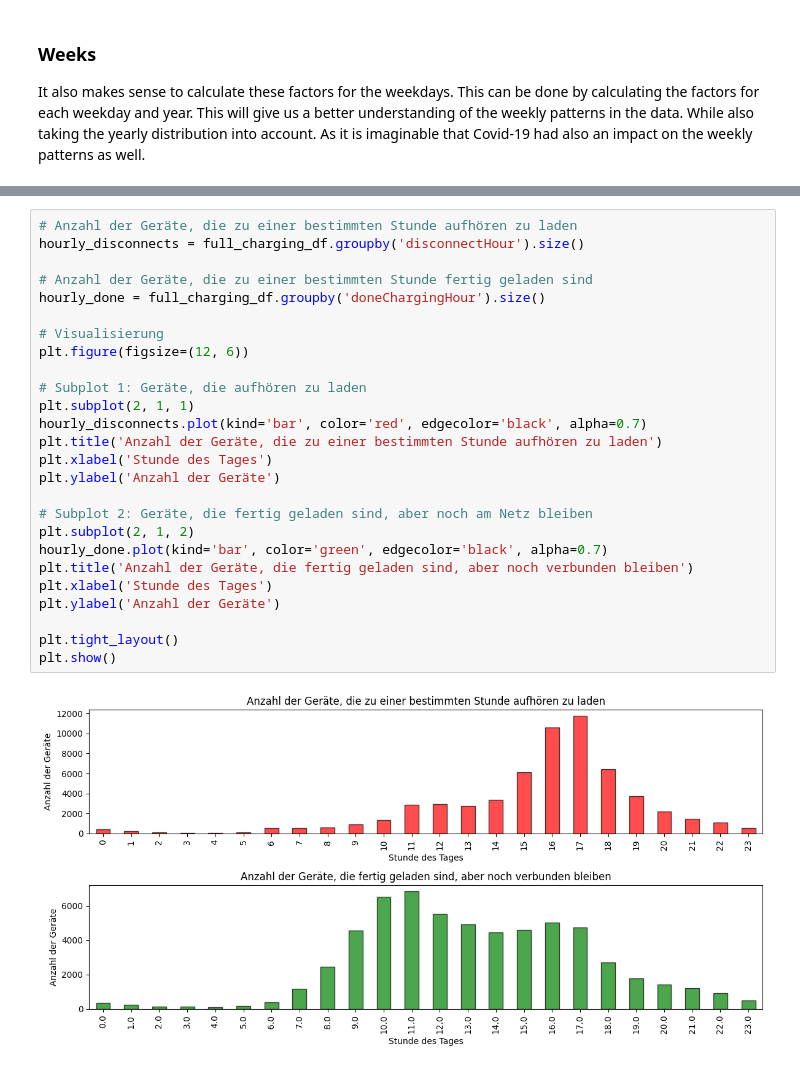
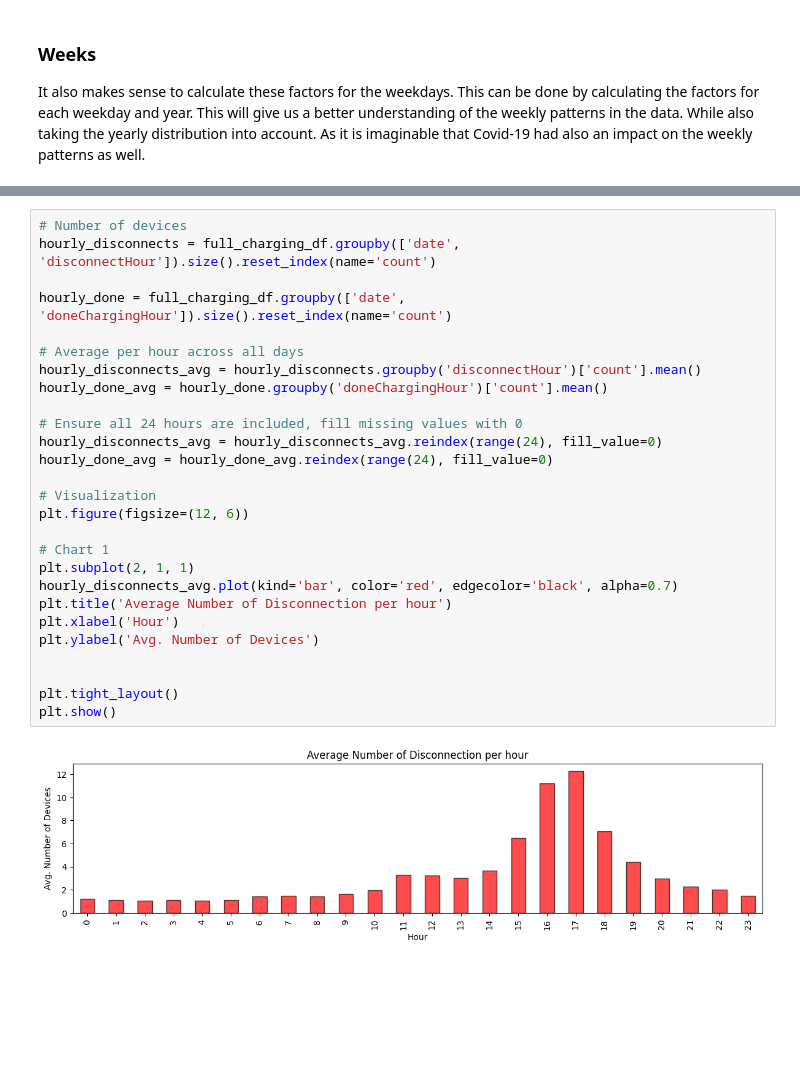
Before and after one commit to Amocon/A-Team_AA-Team-Assignment_2024, a Jupyter notebook: aa_team_assignment/02_1_temporal_patterns_and_seasonality.ipynb, the cells around one changed output, grey strips where cells are left out. Cells and saved outputs as stored; diff of their text form; blank space fills up the shorter version.

```diff
--- a/aa_team_assignment/02_1_temporal_patterns_and_seasonality.ipynb
+++ b/aa_team_assignment/02_1_temporal_patterns_and_seasonality.ipynb
@@ -363,28 +385,29 @@ hourly_analysis_df
 # %%
-# Anzahl der Geräte, die zu einer bestimmten Stunde aufhören zu laden
-hourly_disconnects = full_charging_df.groupby('disconnectHour').size()
+# Number of devices
+hourly_disconnects = full_charging_df.groupby(['date', 'disconnectHour']).size().reset_index(name='count')
 
-# Anzahl der Geräte, die zu einer bestimmten Stunde fertig geladen sind
-hourly_done = full_charging_df.groupby('doneChargingHour').size()
+hourly_done = full_charging_df.groupby(['date', 'doneChargingHour']).size().reset_index(name='count')
 
-# Visualisierung
+# Average per hour across all days
+hourly_disconnects_avg = hourly_disconnects.groupby('disconnectHour')['count'].mean()
+hourly_done_avg = hourly_done.groupby('doneChargingHour')['count'].mean()
+
+# Ensure all 24 hours are included, fill missing values with 0
+hourly_disconnects_avg = hourly_disconnects_avg.reindex(range(24), fill_value=0)
+hourly_done_avg = hourly_done_avg.reindex(range(24), fill_value=0)
+
+# Visualization
 plt.figure(figsize=(12, 6))
 
-# Subplot 1: Geräte, die aufhören zu laden
+# Chart 1
 plt.subplot(2, 1, 1)
-hourly_disconnects.plot(kind='bar', color='red', edgecolor='black', alpha=0.7)
-plt.title('Anzahl der Geräte, die zu einer bestimmten Stunde aufhören zu laden')
-plt.xlabel('Stunde des Tages')
-plt.ylabel('Anzahl der Geräte')
+hourly_disconnects_avg.plot(kind='bar', color='red', edgecolor='black', alpha=0.7)
+plt.title('Average Number of Disconnection per hour')
+plt.xlabel('Hour')
+plt.ylabel('Avg. Number of Devices')
 
-# Subplot 2: Geräte, die fertig geladen sind, aber noch am Netz bleiben
-plt.subplot(2, 1, 2)
-hourly_done.plot(kind='bar', color='green', edgecolor='black', alpha=0.7)
-plt.title('Anzahl der Geräte, die fertig geladen sind, aber noch verbunden bleiben')
-plt.xlabel('Stunde des Tages')
-plt.ylabel('Anzahl der Geräte')
 
 plt.tight_layout()
 plt.show()
 # %% [output]
-[figure, old version]
+[figure, new version]
```
Also changed, not shown: parts of 25 cells of this notebook, 1 other file.
